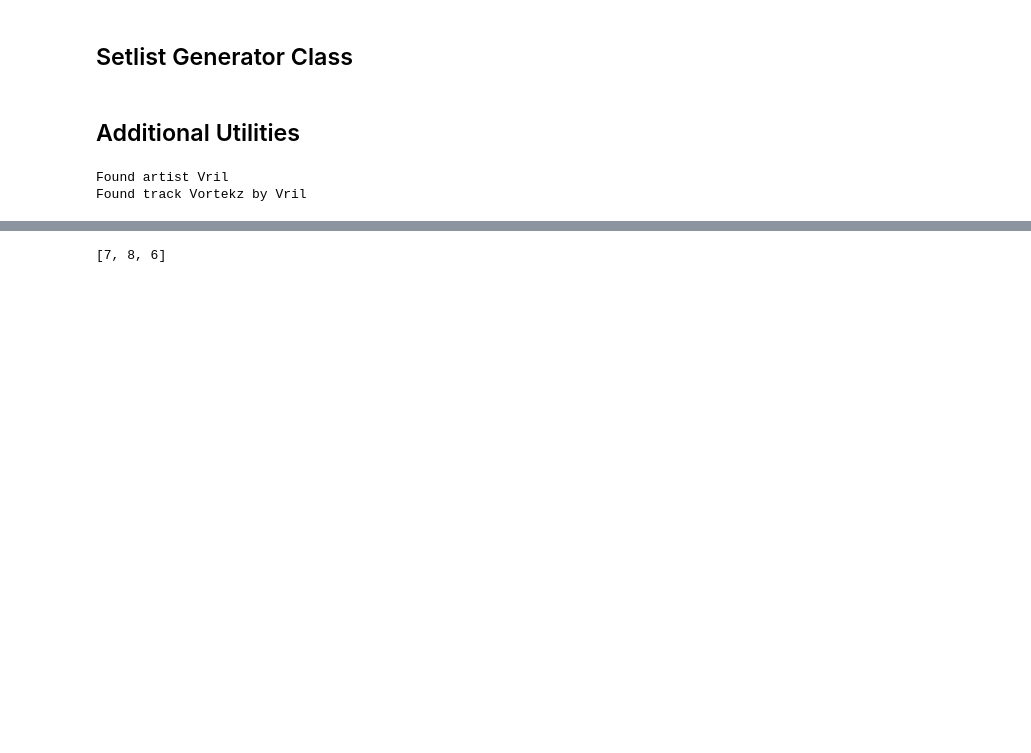
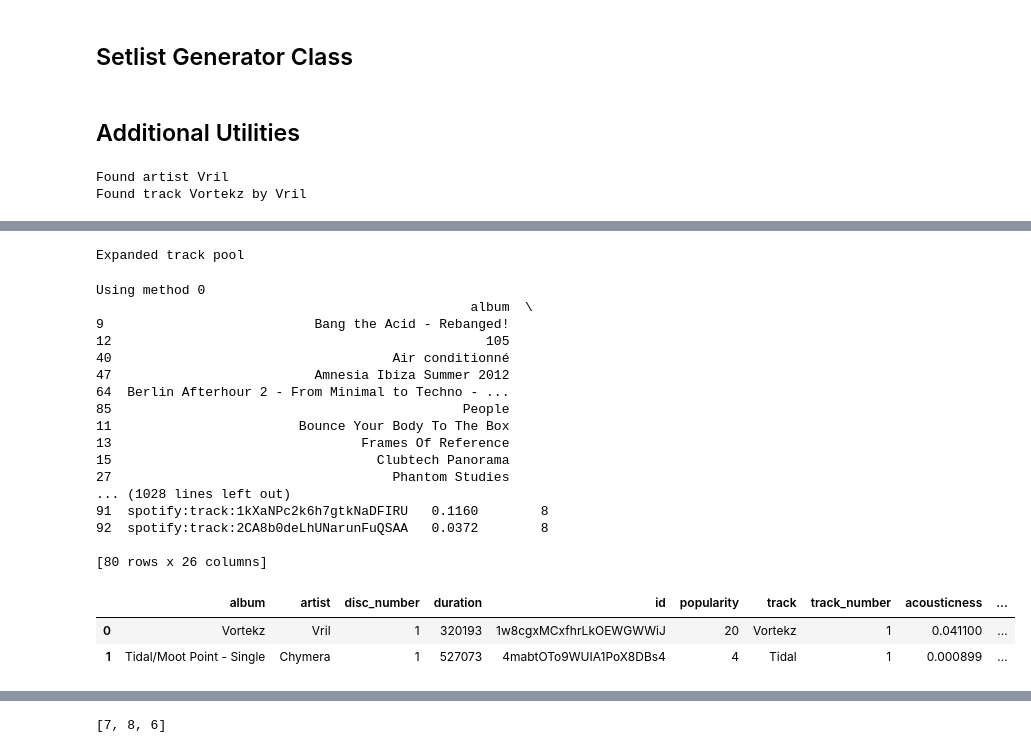
Before and after one commit to iamthevastidledhitchhiker/DJSetListGenerator, a Jupyter notebook: SetlistGenerator_SpotifyAPI.ipynb, the cells around one changed output, grey strips where cells are left out. Cells and saved outputs as stored; diff of their text form; code cells hidden in the pictures; blank space fills up the shorter version.

```diff
--- a/SetlistGenerator_SpotifyAPI.ipynb
+++ b/SetlistGenerator_SpotifyAPI.ipynb
@@ -383,2 +383,29 @@ retrying ...1secs
+# %%
+d.expandTrackPool()
+# %% [output]
+Expanded track pool
+# %%
+d.getNextTrack()
+# %% [output]
+Using method 0
+                                                album  \
+9                           Bang the Acid - Rebanged!
+12                                                105
+40                                    Air conditionné
+47                          Amnesia Ibiza Summer 2012
+64  Berlin Afterhour 2 - From Minimal to Techno - ...
+85                                             People
+11                        Bounce Your Body To The Box
+13                                Frames Of Reference
+15                                  Clubtech Panorama
+27                                    Phantom Studies
+... (1028 lines left out)
+91  spotify:track:1kXaNPc2k6h7gtkNaDFIRU   0.1160        8
+92  spotify:track:2CA8b0deLhUNarunFuQSAA   0.0372        8
+
+[80 rows x 26 columns]
+|  | album | artist | disc_number | duration | id | popularity | track | track_number | acousticness | ... |
+| 0 | Vortekz | Vril | 1 | 320193 | 1w8cgxMCxfhrLkOEWGWWiJ | 20 | Vortekz | 1 | 0.041100 | ... |
+| 1 | Tidal/Moot Point - Single | Chymera | 1 | 527073 | 4mabtOTo9WUIA1PoX8DBs4 | 4 | Tidal | 1 | 0.000899 | ... |
 # %%
 while len(d.set_list) < 10:
```
Also changed, not shown: parts of 5 cells of this notebook.
